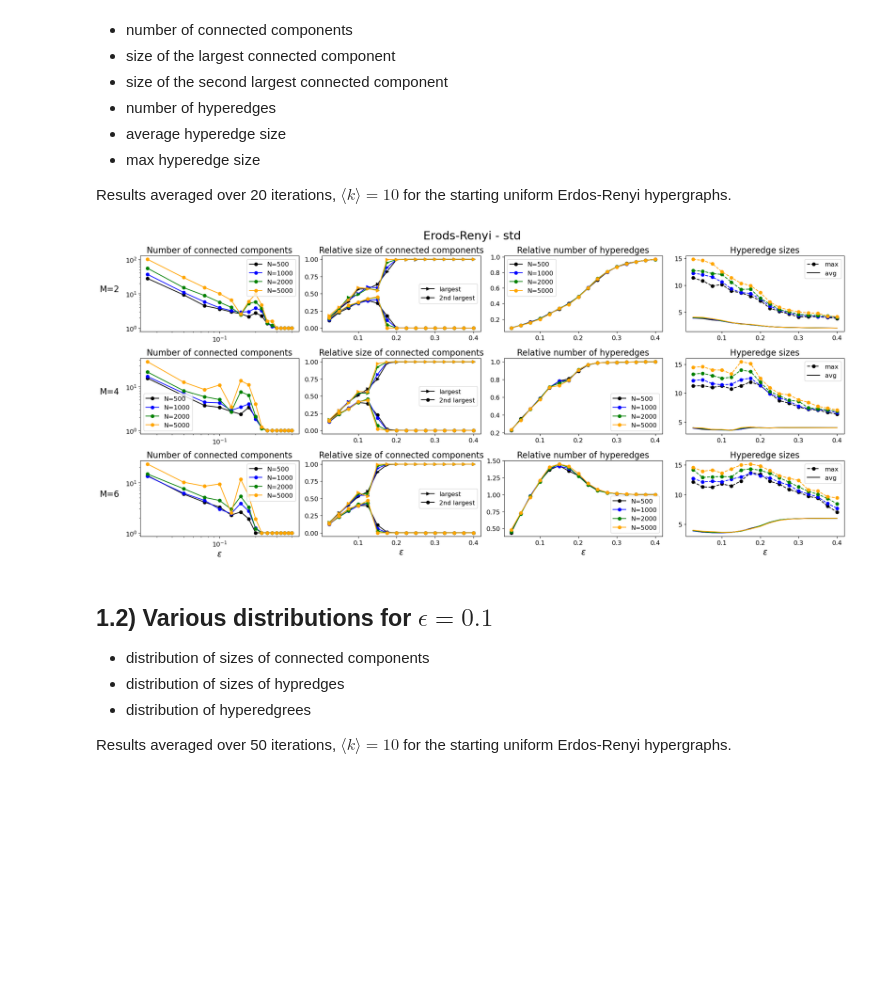
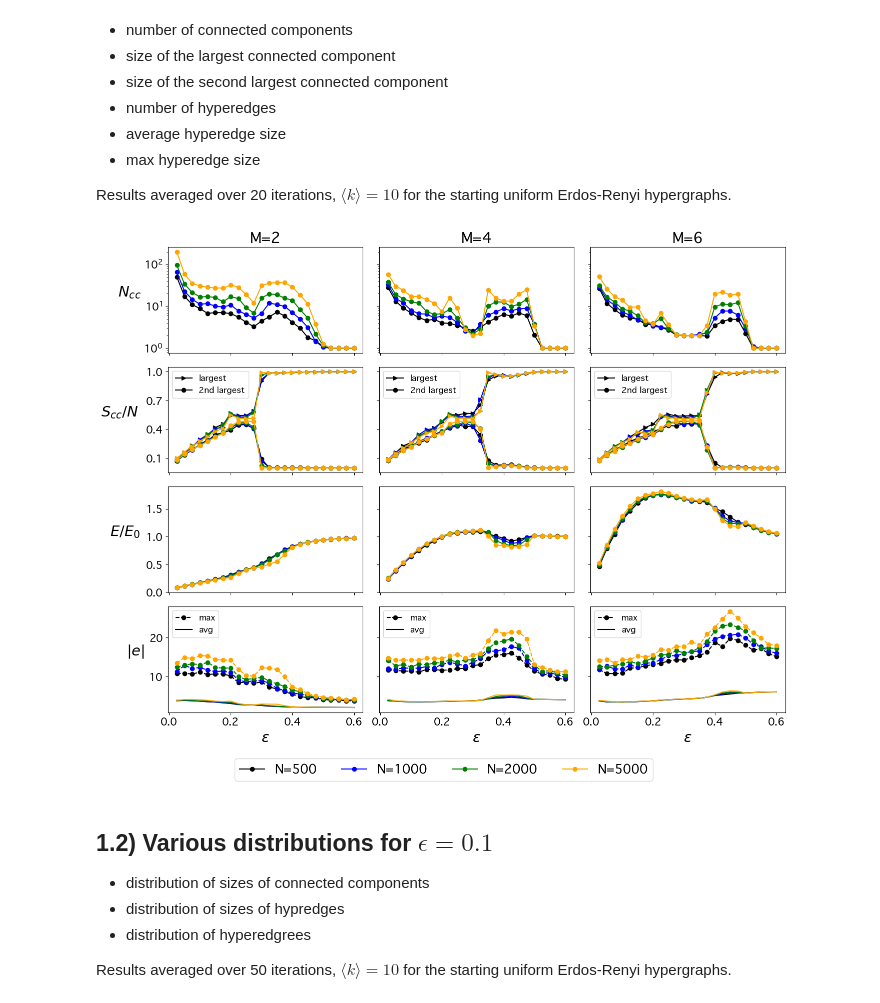
Before and after one commit to cosimoagostinelli/H-or_adaptive_Deffuant, a Jupyter notebook: 3_ER_complete_results.ipynb, the cells around one changed output. Drawn from its saved outputs; the diff is of its cells as text; code cells hidden in the pictures; blank space fills up the shorter version.

```diff
--- a/3_ER_complete_results.ipynb
+++ b/3_ER_complete_results.ipynb
@@ -7,6 +7,11 @@ from multiprocess import Pool
 from had_model import HAD_model
 import matplotlib.pyplot as plt
 from mpl_toolkits.axes_grid1.inset_locator import inset_axes
+
+import matplotlib as mpl
+mpl.rcParams['font.family'] = 'sans-serif'
+mpl.rcParams['font.sans-serif'] = 'Geneva'
+dpi=150
 # %% [markdown]
 # 1) Uniform ER
 
@@ -117,14 +122,15 @@ for i in range(len(Ms)):
     with open(f'../results/ER_M{Ms[i]}_{cond}.pkl', 'wb') as fp:
             pickle.dump(results[i], fp)
 # %%
-cond = 'std'
+cond = 'max_min'
 Ns = [500, 1000, 2000, 5000]
 Ms = [2, 4, 6]
 
-ncol = 4
-fig, axs = plt.subplots(len(Ms), ncol, figsize=(20, 3*len(Ms)))
-ttl_size = 16
+nrows, ncols = 4, len(Ms)
+fig, axs = plt.subplots(nrows, ncols, sharex=True, sharey='row', figsize=(14, 4*len(Ms)))
+ttl_size = 21
 lgd_size = 12
+tick_size = 15
 colors = ['black', 'blue', 'green', 'orange']  # one color for each value of N
 
 for M in Ms:
@@ -140,58 +146,59 @@ for M in Ms:
     s_avg = results['s_avg']
     s_max = results['s_max']
 
     lbls = ['largest', '2nd largest', 'avg', 'max']
     for N,clr in zip(Ns, colors):
 
         i = Ms.index(M)
         y0 = ncc[N]
         y1 = scc1[N]
         y2 = scc2[N]
         y3 = nhe[N]
         y4 = s_avg[N]
         y5 = s_max[N]
 
-        axs[i,0].plot(epsilons, y0, color=clr, marker='o', label=f'N={N}')
-        axs[i,0].set_xscale('log')
-        axs[i,0].set_yscale('log')
-        axs[i,0].legend(fontsize=lgd_size)
-        axs[i,0].set_title('Number of connected components', fontsize=ttl_size)
+        axs[0,i].plot(epsilons, y0, color=clr, marker='o', label=f'N={N}')
+        axs[0,i].set_yscale('log')
 
         la0 = lbls[0] if N==Ns[0] else None
         la1 = lbls[1] if N==Ns[0] else None
-        axs[i,1].plot(epsilons, y1, color=clr, linestyle='-', marker='>', label=la0)
-        axs[i,1].plot(epsilons, y2, color=clr, linestyle='-', marker='o', label=la1)
-        axs[i,1].legend(fontsize=lgd_size)
-        axs[i,1].set_title('Relative size of connected components', fontsize=ttl_size)
+        axs[1,i].plot(epsilons, y1, color=clr, linestyle='-', marker='>', label=la0)
+        axs[1,i].plot(epsilons, y2, color=clr, linestyle='-', marker='o', label=la1)
+        tk = [0.1,0.4,0.7,1.0]
+        axs[1,i].set_yticks(tk, [str(i) for i in tk])
+        axs[1,i].legend(fontsize=lgd_size, loc=2)
 
-        axs[i,2].plot(epsilons, y3, color=clr, marker='o', label=f'N={N}')
-        axs[i,2].legend(fontsize=lgd_size)
-        axs[i,2].set_title('Relative number of hyperedges', fontsize=ttl_size)
+        axs[2,i].plot(epsilons, y3, color=clr, marker='o', label=f'N={N}')
 
         la2 = lbls[2] if N==Ns[0] else None
         la3 = lbls[3] if N==Ns[0] else None
-        axs[i,3].plot(epsilons, y5, label=la3, linestyle='--', marker='o', color=clr)
-        axs[i,3].plot(epsilons, y4, label=la2, color=clr)
-        axs[i,3].legend(fontsize=lgd_size)
-        axs[i,3].set_title('Hyperedge sizes', fontsize=ttl_size)
+        axs[3,i].plot(epsilons, y5, label=la3, linestyle='--', marker='o', color=clr)
+        axs[3,i].plot(epsilons, y4, label=la2, color=clr)
+        axs[3,i].legend(fontsize=lgd_size, loc=2)
 
         # set tick fontsize in all subplots
         for j in range(4):
-            axs[i,j].tick_params(labelsize=12)
-        #lbls = [None for jj in lbls]
+            axs[j,i].tick_params(labelsize=tick_size)
 
-    axs[i,0].set_ylabel(f'M={M}', rotation=0, fontsize=ttl_size, labelpad=30)
+    axs[0,i].set_title(f'M={M}', fontsize=ttl_size)
 
-for j in range(ncol):
-    axs[len(Ms)-1, j].set_xlabel(r'$\epsilon$', fontsize=ttl_size)
+axs[0,0].set_ylabel(r'$N_{cc}$', rotation=0, fontsize=ttl_size, labelpad=20)
+axs[1,0].set_ylabel(r'$S_{cc}/N$', rotation=0, fontsize=ttl_size, labelpad=38)
+axs[2,0].set_ylabel(r'$E/E_0$', rotation=0, fontsize=ttl_size, labelpad=30)
+axs[3,0].set_ylabel(r'$|e|$', rotation=0, fontsize=ttl_size, labelpad=20)
 
-plt.suptitle(f'Erods-Renyi - {cond}', fontsize=int(ttl_size*1.4))
+for j in range(ncol-1):
+    axs[-1, j].set_xlabel(r'$\epsilon$', fontsize=ttl_size)
 
-plt.tight_layout()
-plt.savefig(f'../figures/ER_{cond}.jpg')
+# Global legend below plot, centered
+legend_labels = [f'N={N}' for N in Ns]
+fig.legend(labels=legend_labels, loc='lower center', bbox_to_anchor=(0.5, 0.002), fontsize=18, ncol=len(Ns))
+
+plt.tight_layout(rect=[0, 0.06, 1, 0.94])
+plt.savefig(f'../figures/ER_{cond}.jpg', dpi=dpi)
 plt.show()
 # %% [output]
-[figure, old version]
+[figure, new version]
 # %% [markdown]
 ## 1.2) Various distributions for $\epsilon=0.1$
 
```
Also changed, not shown: parts of 3 cells of this notebook, 4 other files.
